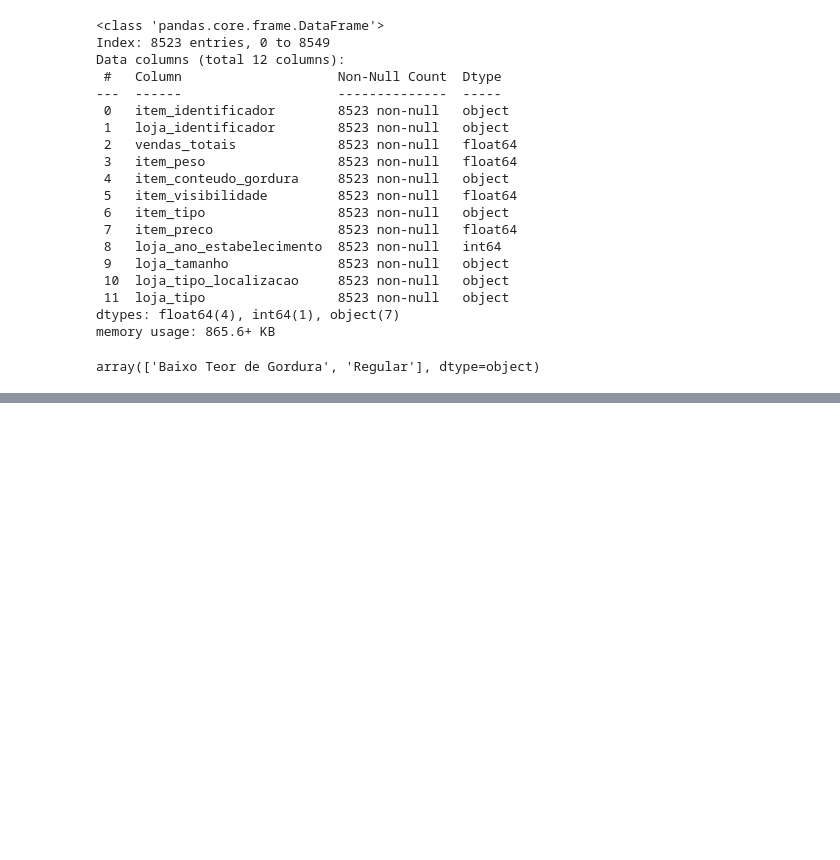
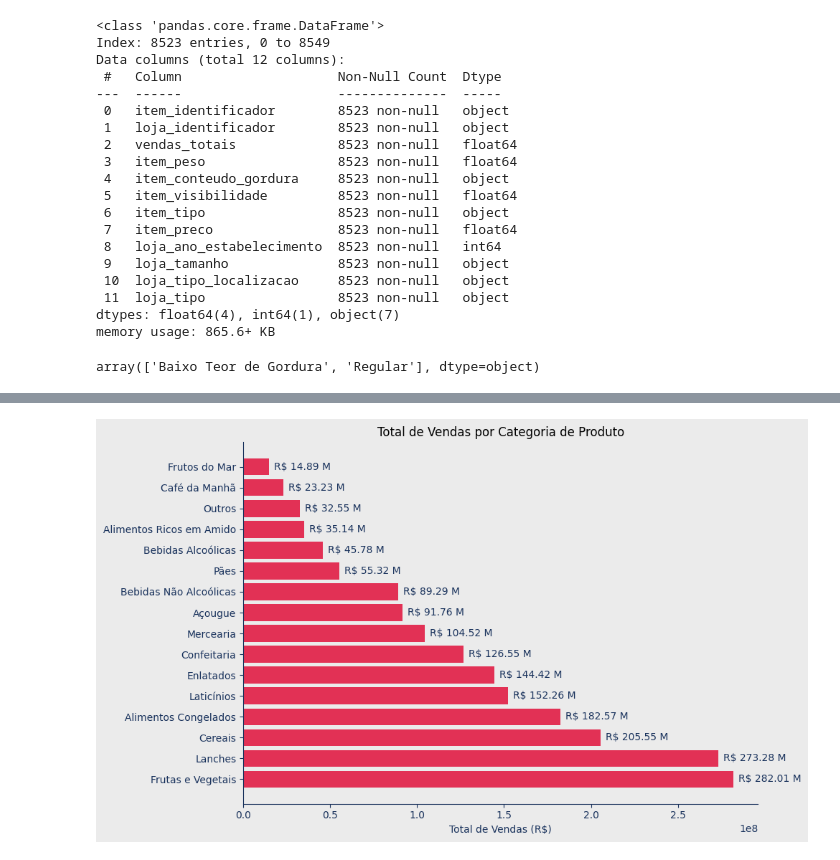
Before and after one commit to ingridalvesz/data-analysis-py, a Jupyter notebook: data_analysis.ipynb, the cells around one changed output, grey strips where cells are left out. Drawn from its saved outputs; the diff is of its cells as text; code cells hidden in the pictures; blank space fills up the shorter version.

```diff
--- a/data_analysis.ipynb
+++ b/data_analysis.ipynb
@@ -221,0 +306,48 @@ array(['Baixo Teor de Gordura', 'Regular'], dtype=object)
+# %%
+# Crie um DataFrame com os dados agrupados por categoria de produto
+df_agrupado = df.groupby('item_tipo')['vendas_totais'].sum().reset_index()
+
+# Cores
+cor_fundo = "#ebebeb"
+cor_barras = "#e23155"
+cor_texto = "#19325c"
+
+# Ordenar o DataFrame por vendas totais (funil)
+df_agrupado = df_agrupado.sort_values(by='vendas_totais', ascending=True)
+
+# Crie a figura e o eixo
+fig, ax = plt.subplots(figsize=(10, 6))
+fig.set_facecolor(cor_fundo)
+ax.set_facecolor(cor_fundo)
+
+# Plote as barras horizontais
+barras = ax.barh(df_agrupado['item_tipo'], df_agrupado['vendas_totais'], color=cor_barras)
+
+# Adicione o total de vendas dentro de cada barra
+for bar in barras:
+    largura_barra = bar.get_width()
+    valor_vendas = largura_barra / 1000000  # Converter para milhões
+    ax.annotate(f'R$ {valor_vendas:.2f} M', xy=(largura_barra, bar.get_y() + bar.get_height() / 2),
+                xytext=(5, 0), textcoords='offset points', va='center', color=cor_texto)
+
+# Configurações adicionais
+ax.set_xlabel('Total de Vendas (R$)')
+ax.set_title('Total de Vendas por Categoria de Produto')
+ax.spines['top'].set_visible(False)
+ax.spines['right'].set_visible(False)
+ax.spines['bottom'].set_color(cor_texto)
+ax.spines['left'].set_color(cor_texto)
+ax.tick_params(axis='x', colors=cor_texto)
+ax.tick_params(axis='y', colors=cor_texto)
+ax.xaxis.label.set_color(cor_texto)
+ax.yaxis.label.set_color(cor_texto)
+ax.grid(False)
+
+# Inverter a ordem das categorias de produtos para manter o aspecto de funil
+ax.invert_yaxis()
+
+# Exibir o gráfico
+plt.tight_layout()
+plt.show()
+# %% [output]
+[figure, added]
```
Also changed, not shown: parts of 4 cells of this notebook.
